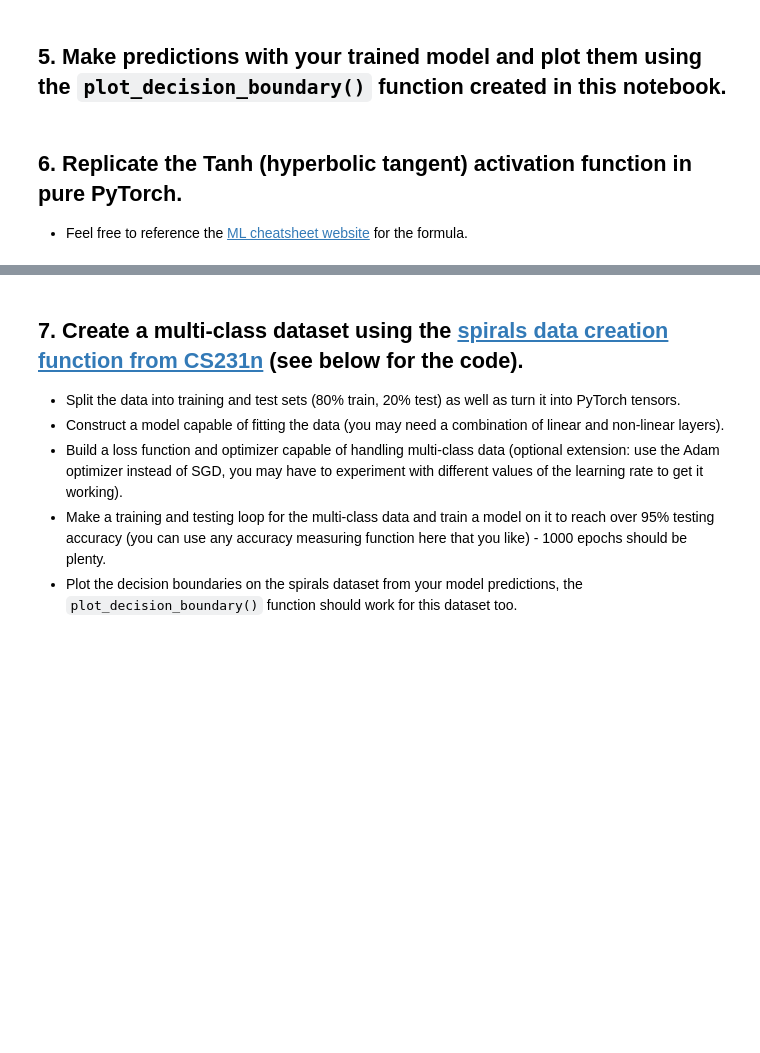
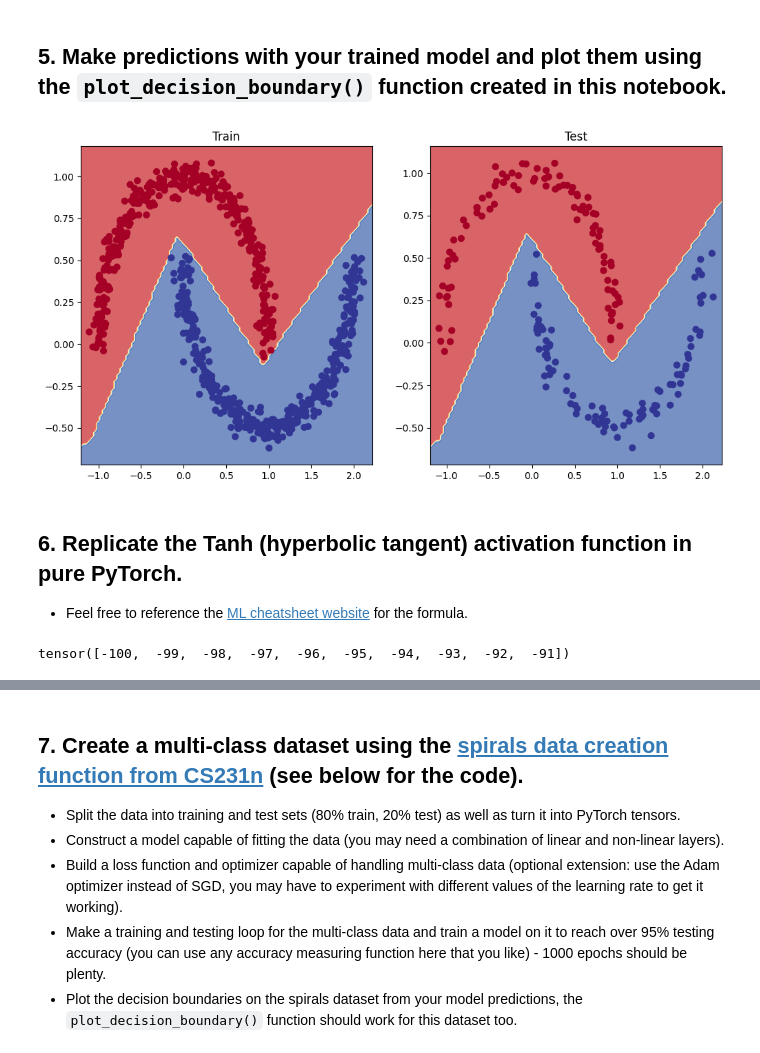
Before and after one commit to gabyew/zero-to-mastery-pytorch, a Jupyter notebook: 02_pytorch_classification_exercises.ipynb, the cells around one changed output, grey strips where cells are left out. Cells and saved outputs as stored; diff of their text form; code cells hidden in the pictures; blank space fills up the shorter version.

```diff
--- a/02_pytorch_classification_exercises.ipynb
+++ b/02_pytorch_classification_exercises.ipynb
@@ -260,7 +258,22 @@ def plot_decision_boundary(model, X, y):
+# %%
+# Plot decision boundaries for training and test sets
+plt.figure(figsize=(12, 6))
+plt.subplot(1, 2, 1)
+plt.title("Train")
+plot_decision_boundary(model, X_train, y_train)
+plt.subplot(1, 2, 2)
+plt.title("Test")
+plot_decision_boundary(model, X_test, y_test)
+# %% [output]
+[figure, added]
 # %% [markdown]
 ## 6. Replicate the Tanh (hyperbolic tangent) activation function in pure PyTorch.
   * Feel free to reference the [ML cheatsheet website](https://ml-cheatsheet.readthedocs.io/en/latest/activation_functions.html#tanh) for the formula.
 # %%
 # Create a straight line tensor
+tensor = torch.arange(-100, 100 , 1)
+tensor[:10]
+# %% [output]
+tensor([-100,  -99,  -98,  -97,  -96,  -95,  -94,  -93,  -92,  -91])
 # %%
 # Test torch.tanh() on the tensor and plot it
```
Also changed, not shown: parts of 12 cells of this notebook.
